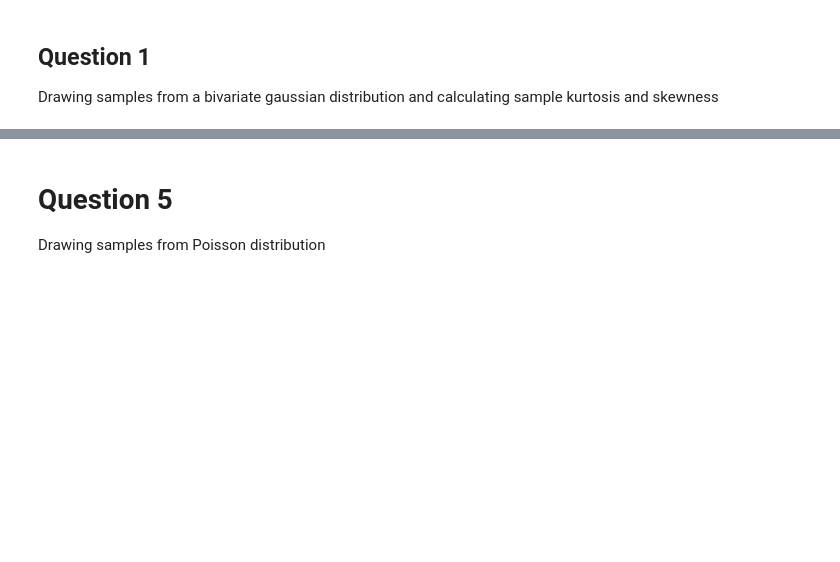
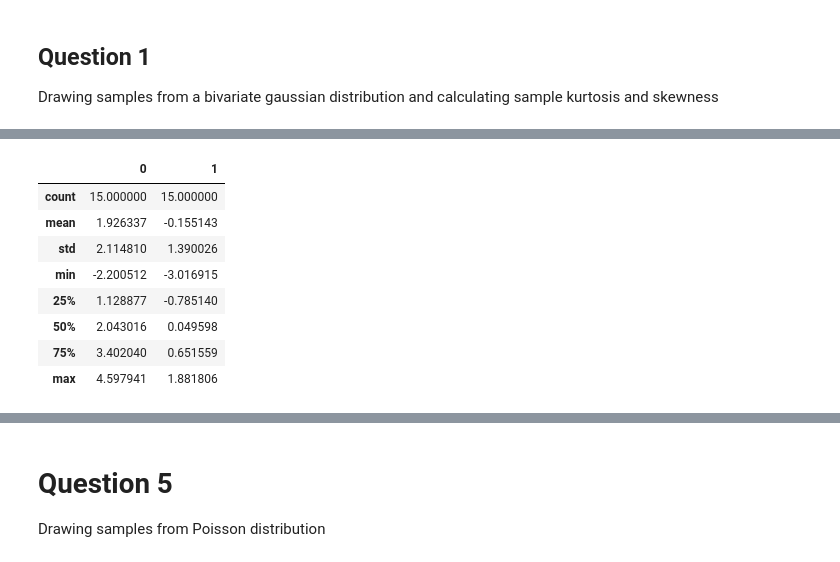
Before and after one commit to arpit-saxena/MTL390, a Jupyter notebook: minor/helper.ipynb, the cells around one changed output, grey strips where cells are left out. Saved outputs shown, nothing was run; the diff lists cells and outputs as text; code cells hidden in the pictures; blank space fills up the shorter version.

```diff
--- a/minor/helper.ipynb
+++ b/minor/helper.ipynb
@@ -36,0 +65,12 @@ print(samples.to_latex())
+# %%
+samples.describe()
+# %% [output]
+|  | 0 | 1 |
+| count | 15.000000 | 15.000000 |
+| mean | 1.926337 | -0.155143 |
+| std | 2.114810 | 1.390026 |
+| min | -2.200512 | -3.016915 |
+| 25% | 1.128877 | -0.785140 |
+| 50% | 2.043016 | 0.049598 |
+| 75% | 3.402040 | 0.651559 |
+| max | 4.597941 | 1.881806 |
```
Also changed, not shown: parts of 10 cells of this notebook, 2 other files.
